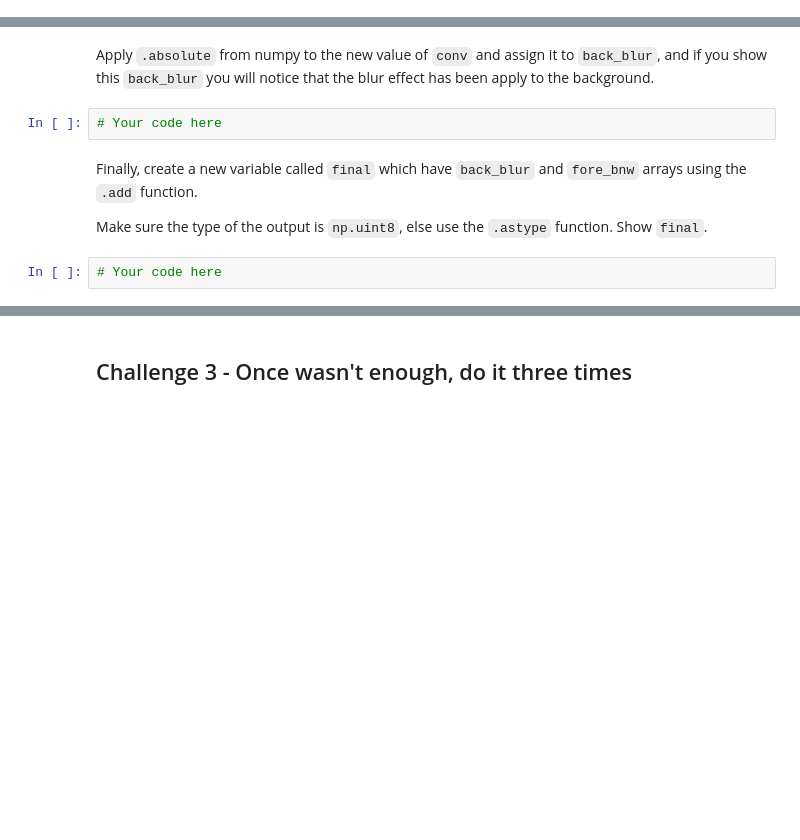
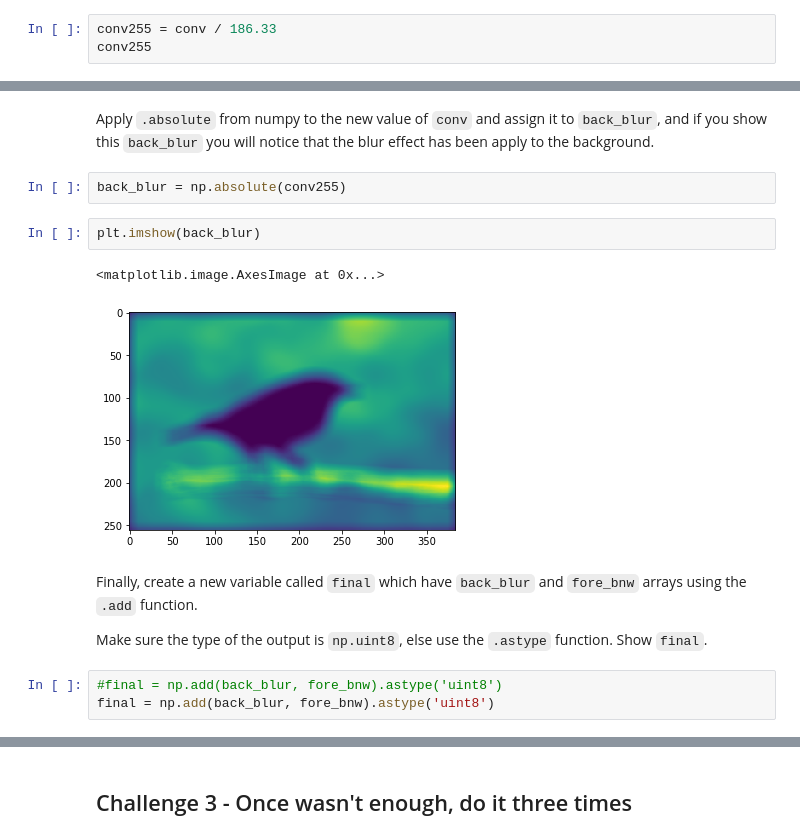
Before and after one commit to blancalluch/ImageSegmentation, a Jupyter notebook: main.ipynb, the cells around one changed output, grey strips where cells are left out. Cells and saved outputs as stored; diff of their text form; blank space fills up the shorter version.

```diff
--- a/main.ipynb
+++ b/main.ipynb
@@ -189,0 +207,3 @@ Now you must operate with `conv` in order to have their values between 0 and 255
+# %%
+conv255 = conv / 186.33
+conv255
@@ -190,10 +224,16 @@ Now you must operate with `conv` in order to have their values between 0 and 255
 # %% [markdown]
 Apply `.absolute` from numpy to the new value of `conv` and assign it to `back_blur`, and if you show this `back_blur` you will notice that the blur effect has been apply to the background.
-# %%
-# Your code here
+# %%
+back_blur = np.absolute(conv255)
+# %%
+plt.imshow(back_blur)
+# %% [output]
+<matplotlib.image.AxesImage at 0x...>
+[figure, added]
 # %% [markdown]
 Finally, create a new variable called `final` which have `back_blur` and `fore_bnw` arrays using the `.add` function.
 
 Make sure the type of the output is `np.uint8`, else use the `.astype` function. Show `final`.
-# %%
-# Your code here
+# %%
+#final = np.add(back_blur, fore_bnw).astype('uint8')
+final = np.add(back_blur, fore_bnw).astype('uint8')
```
Also changed, not shown: parts of 23 cells of this notebook, 1 other file.
